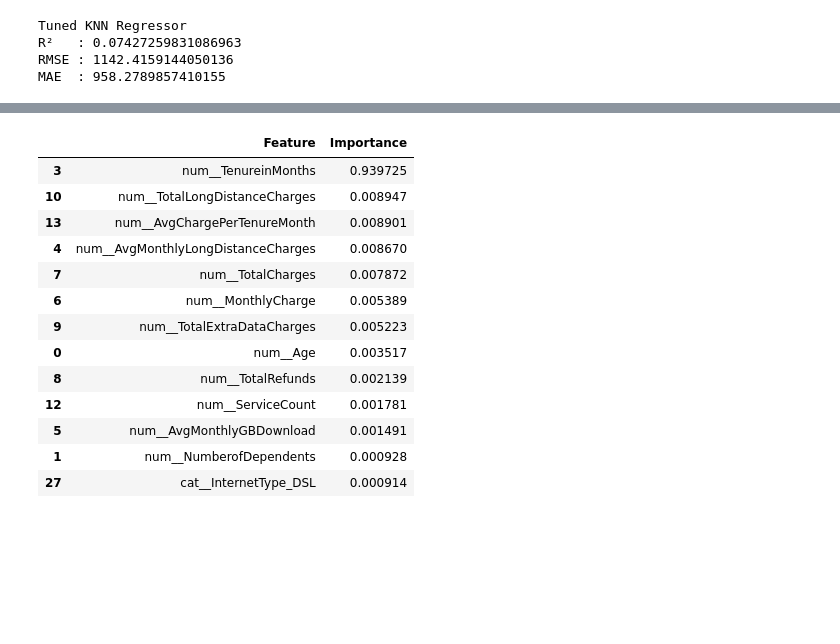
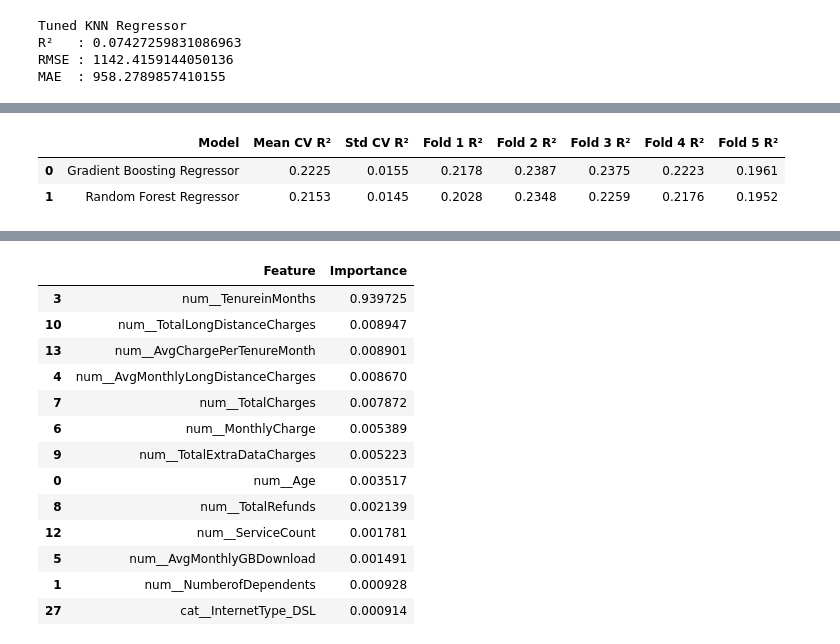
Before and after one commit to manaswiniyoshitha2006-netizen/ML-Evaluation, a Jupyter notebook: notebooks/regression.ipynb, the cells around one changed output, grey strips where cells are left out. Saved outputs shown, nothing was run; the diff lists cells and outputs as text; code cells hidden in the pictures; blank space fills up the shorter version.

```diff
--- a/notebooks/regression.ipynb
+++ b/notebooks/regression.ipynb
@@ -2916,0 +2965,68 @@ comparison.sort_values(by="R²", ascending=False)
+# %%
+# Identify the two highest-ranked models from the final comparison
+
+top_two_model_names = comparison.head(2)["Model"].tolist()
+
+model_objects = {
+    "Linear Regression": linear_model,
+    "Ridge Regression": ridge_model,
+    "Lasso Regression": lasso_model,
+    "ElasticNet Regression": elastic_model,
+    "Polynomial Regression (Degree 2)": poly2_model,
+    "Decision Tree Regressor": best_dt_model,
+    "Random Forest Regressor": best_rf_model,
+    "Gradient Boosting Regressor": best_gb_model,
+    "Support Vector Regressor": best_svr_model,
+    "KNN Regressor": best_knn_model
+}
+
+top_two_estimators = {
+    name: model_objects[name]
+    for name in top_two_model_names
+}
+
+cv = KFold(
+    n_splits=5,
+    shuffle=True,
+    random_state=RANDOM_STATE
+)
+
+cv_results = []
+
+for model_name, estimator in top_two_estimators.items():
+
+    scores = cross_val_score(
+        estimator,
+        X_train,
+        y_train,
+        cv=cv,
+        scoring="r2",
+        n_jobs=-1
+    )
+
+    cv_results.append({
+        "Model": model_name,
+        "Mean CV R²": scores.mean(),
+        "Std CV R²": scores.std(),
+        "Fold 1 R²": scores[0],
+        "Fold 2 R²": scores[1],
+        "Fold 3 R²": scores[2],
+        "Fold 4 R²": scores[3],
+        "Fold 5 R²": scores[4]
+    })
+
+top_two_cv_results = pd.DataFrame(cv_results)
+
+top_two_cv_results[
+    ["Mean CV R²", "Std CV R²",
+     "Fold 1 R²", "Fold 2 R²", "Fold 3 R²", "Fold 4 R²", "Fold 5 R²"]
+] = top_two_cv_results[
+    ["Mean CV R²", "Std CV R²",
+     "Fold 1 R²", "Fold 2 R²", "Fold 3 R²", "Fold 4 R²", "Fold 5 R²"]
+].round(4)
+
+display(top_two_cv_results)
+# %% [output]
+|  | Model | Mean CV R² | Std CV R² | Fold 1 R² | Fold 2 R² | Fold 3 R² | Fold 4 R² | Fold 5 R² |
+| 0 | Gradient Boosting Regressor | 0.2225 | 0.0155 | 0.2178 | 0.2387 | 0.2375 | 0.2223 | 0.1961 |
+| 1 | Random Forest Regressor | 0.2153 | 0.0145 | 0.2028 | 0.2348 | 0.2259 | 0.2176 | 0.1952 |
```
Also changed, not shown: parts of 20 cells of this notebook.
